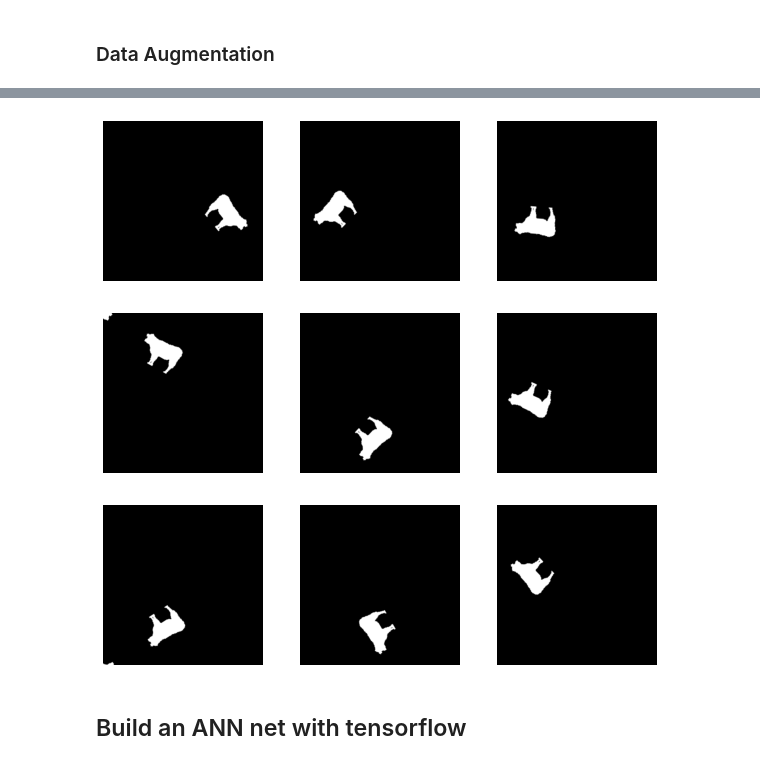
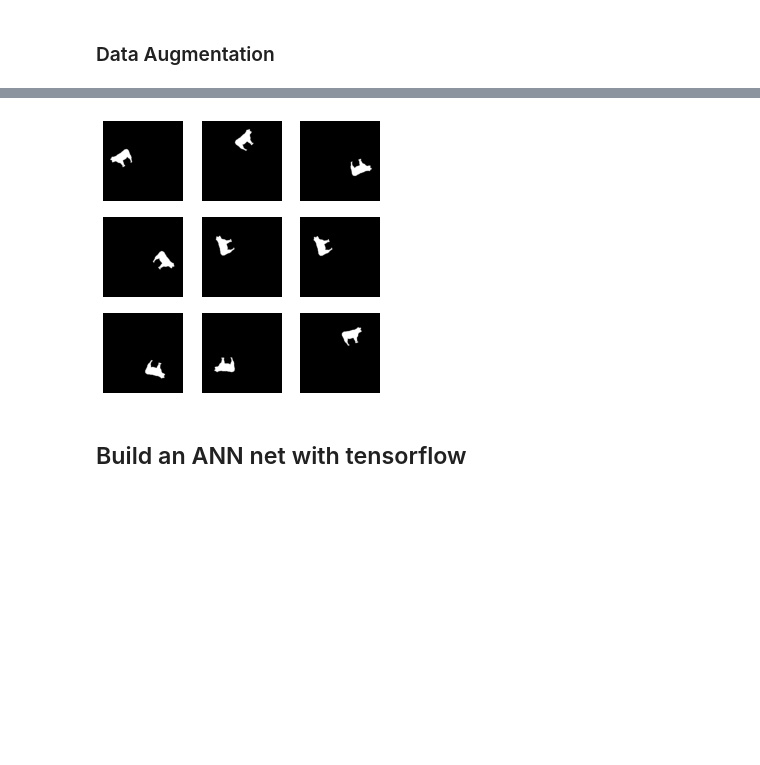
Before and after one commit to TNMayer/iu_deepLearning, a Jupyter notebook: shortcut.ipynb, the cells around one changed output, grey strips where cells are left out. Cells and saved outputs as stored; diff of their text form; code cells hidden in the pictures; blank space fills up the shorter version.

```diff
--- a/shortcut.ipynb
+++ b/shortcut.ipynb
@@ -147,14 +149,14 @@ plt.imshow(X_biased_train[0], cmap="gray")
 # %%
 for image, _ in training_biased.take(1):
-    plt.figure(figsize=(10, 10))
+    plt.figure(figsize=(5, 5))
     first_image = image
     for i in range(9):
         ax = plt.subplot(3, 3, i + 1)
         augmented_image = data_augmentation(tf.expand_dims(first_image, 0))
         plt.imshow(augmented_image[0], cmap="gray")
         plt.axis('off')
 # %% [output]
-[figure, old version]
+[figure, new version]
 # %% [markdown]
 ## Build an ANN net with tensorflow
 # %% [markdown]
```
Also changed, not shown: parts of 27 cells of this notebook, 1 other file.
